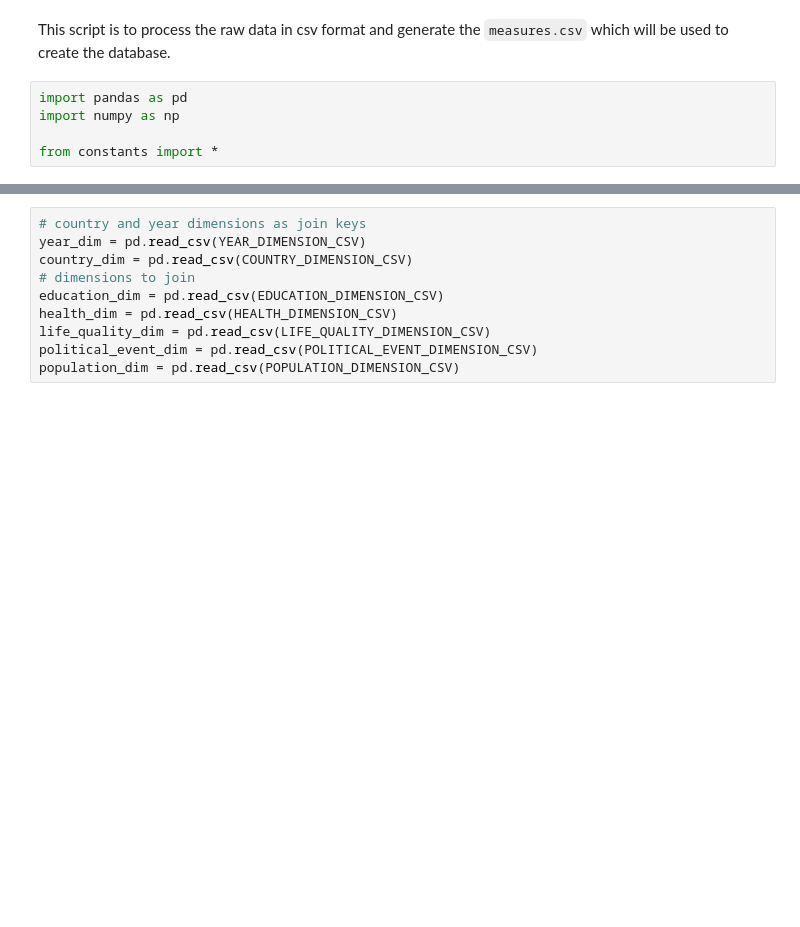
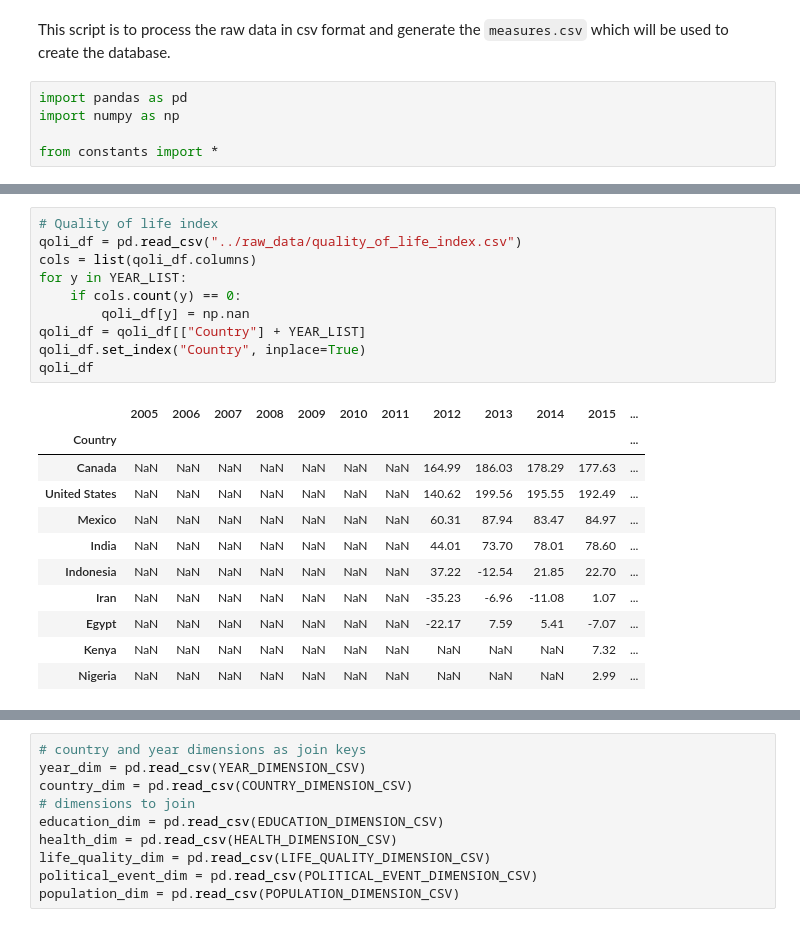
Before and after one commit to cyclexit/CSI4142-Project, a Jupyter notebook: phase_2/scripts/fact_table.ipynb, the cells around one changed output, grey strips where cells are left out. Cells and saved outputs as stored; diff of their text form; blank space fills up the shorter version.

```diff
--- a/phase_2/scripts/fact_table.ipynb
+++ b/phase_2/scripts/fact_table.ipynb
@@ -22,3 +34,25 @@ DEVELOPMENT_INDEX = {
+# %%
+# Quality of life index
+qoli_df = pd.read_csv("../raw_data/quality_of_life_index.csv")
+cols = list(qoli_df.columns)
+for y in YEAR_LIST:
+    if cols.count(y) == 0:
+        qoli_df[y] = np.nan
+qoli_df = qoli_df[["Country"] + YEAR_LIST]
+qoli_df.set_index("Country", inplace=True)
+qoli_df
+# %% [output]
+|  | 2005 | 2006 | 2007 | 2008 | 2009 | 2010 | 2011 | 2012 | 2013 | 2014 | 2015 | ... |
+| Country |  |  |  |  |  |  |  |  |  |  |  | ... |
+| Canada | NaN | NaN | NaN | NaN | NaN | NaN | NaN | 164.99 | 186.03 | 178.29 | 177.63 | ... |
+| United States | NaN | NaN | NaN | NaN | NaN | NaN | NaN | 140.62 | 199.56 | 195.55 | 192.49 | ... |
+| Mexico | NaN | NaN | NaN | NaN | NaN | NaN | NaN | 60.31 | 87.94 | 83.47 | 84.97 | ... |
+| India | NaN | NaN | NaN | NaN | NaN | NaN | NaN | 44.01 | 73.70 | 78.01 | 78.60 | ... |
+| Indonesia | NaN | NaN | NaN | NaN | NaN | NaN | NaN | 37.22 | -12.54 | 21.85 | 22.70 | ... |
+| Iran | NaN | NaN | NaN | NaN | NaN | NaN | NaN | -35.23 | -6.96 | -11.08 | 1.07 | ... |
+| Egypt | NaN | NaN | NaN | NaN | NaN | NaN | NaN | -22.17 | 7.59 | 5.41 | -7.07 | ... |
+| Kenya | NaN | NaN | NaN | NaN | NaN | NaN | NaN | NaN | NaN | NaN | 7.32 | ... |
+| Nigeria | NaN | NaN | NaN | NaN | NaN | NaN | NaN | NaN | NaN | NaN | 2.99 | ... |
 # %%
 di_df = pd.DataFrame(columns=(["Country"] + YEAR_LIST))
 di_df["Country"] = COUNTRY_LIST
```
Also changed, not shown: parts of 8 cells of this notebook, 1 other file.
